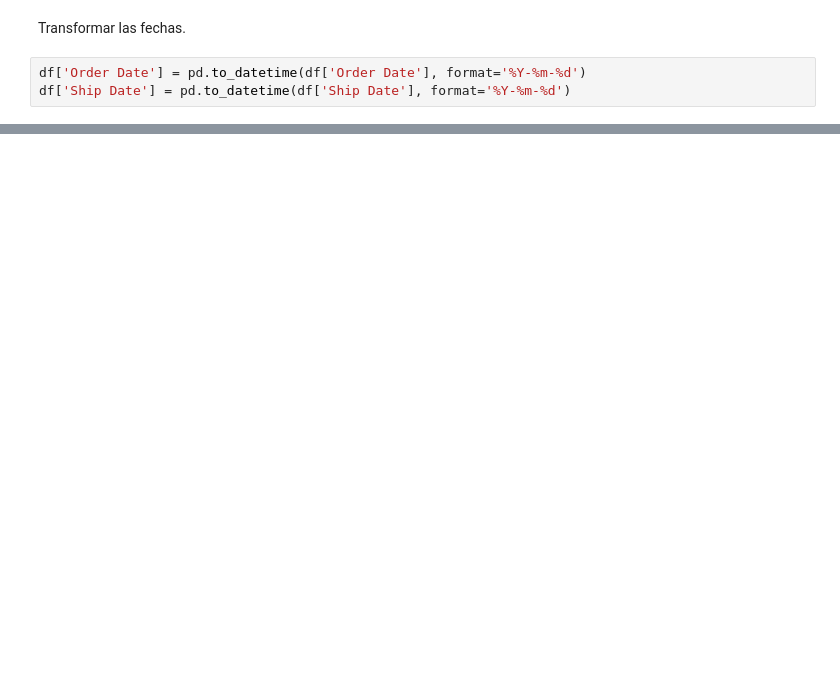
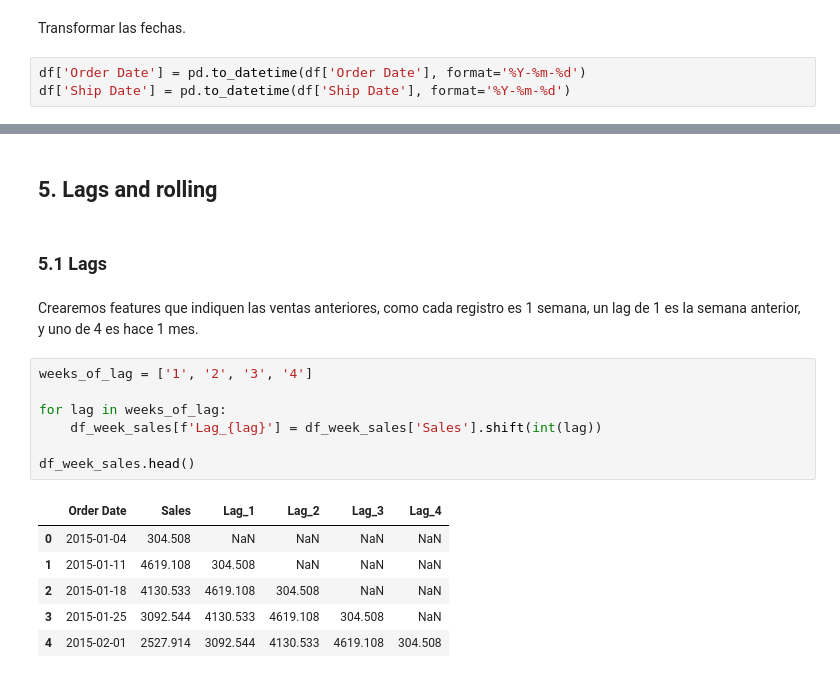
Before and after one commit to charligram/1_analisis_ventas, a Jupyter notebook: notebooks/02_feature_engineering.ipynb, the cells around one changed output, grey strips where cells are left out. Drawn from its saved outputs; the diff is of its cells as text; blank space fills up the shorter version.

```diff
--- a/notebooks/02_feature_engineering.ipynb
+++ b/notebooks/02_feature_engineering.ipynb
@@ -58,0 +106,20 @@ df.head()
+# %% [markdown]
+## 5. Lags and rolling
+# %% [markdown]
+### 5.1 Lags
+# %% [markdown]
+Crearemos features que indiquen las ventas anteriores, como cada registro es 1 semana, un lag de 1 es la semana anterior, y uno de 4 es hace 1 mes.
+# %%
+weeks_of_lag = ['1', '2', '3', '4']
+
+for lag in weeks_of_lag:
+    df_week_sales[f'Lag_{lag}'] = df_week_sales['Sales'].shift(int(lag))
+
+df_week_sales.head()
+# %% [output]
+|  | Order Date | Sales | Lag_1 | Lag_2 | Lag_3 | Lag_4 |
+| 0 | 2015-01-04 | 304.508 | NaN | NaN | NaN | NaN |
+| 1 | 2015-01-11 | 4619.108 | 304.508 | NaN | NaN | NaN |
+| 2 | 2015-01-18 | 4130.533 | 4619.108 | 304.508 | NaN | NaN |
+| 3 | 2015-01-25 | 3092.544 | 4130.533 | 4619.108 | 304.508 | NaN |
+| 4 | 2015-02-01 | 2527.914 | 3092.544 | 4130.533 | 4619.108 | 304.508 |
```
Also changed, not shown: parts of 25 cells of this notebook.
